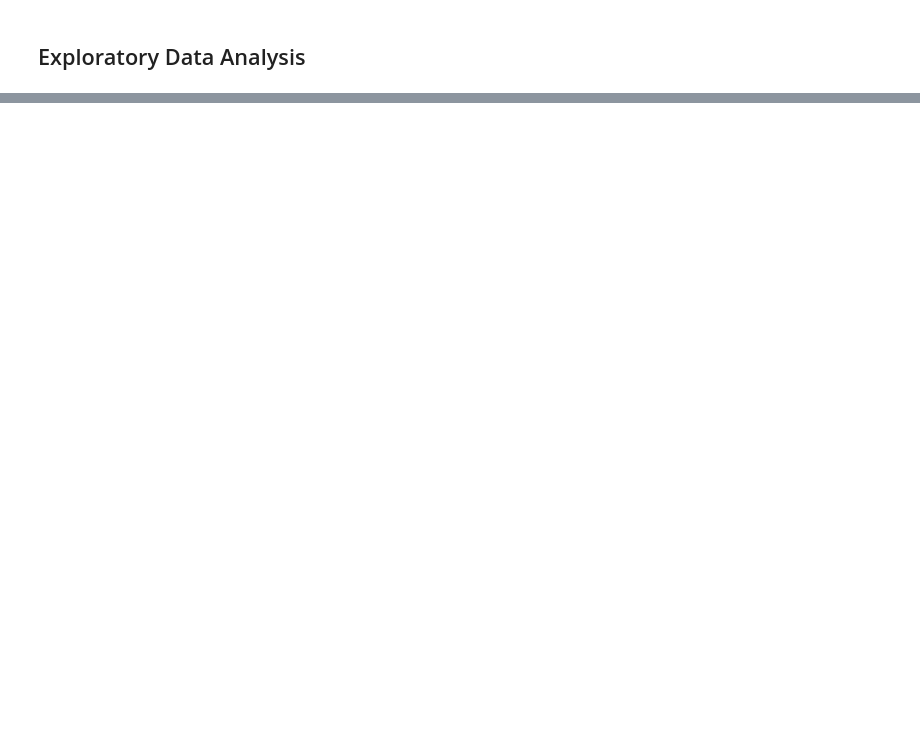
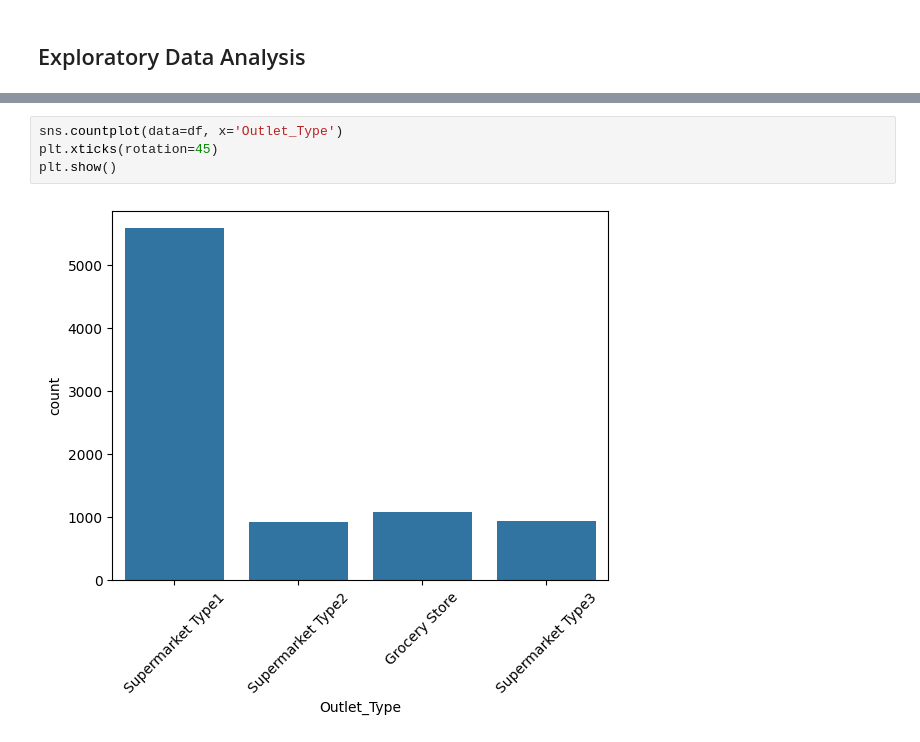
Before and after one commit to QossayShtaiwi/Prediction-of-Product-Sales, a Jupyter notebook: Prediction_of_Product_Sales.ipynb, the cells around one changed output, grey strips where cells are left out. Saved outputs shown, nothing was run; the diff lists cells and outputs as text; blank space fills up the shorter version.

```diff
--- a/Prediction_of_Product_Sales.ipynb
+++ b/Prediction_of_Product_Sales.ipynb
@@ -213,0 +259,6 @@ num_col_stats
+# %%
+sns.countplot(data=df, x='Outlet_Type')
+plt.xticks(rotation=45)
+plt.show()
+# %% [output]
+[figure, added]
```
Also changed, not shown: parts of 81 cells of this notebook.
